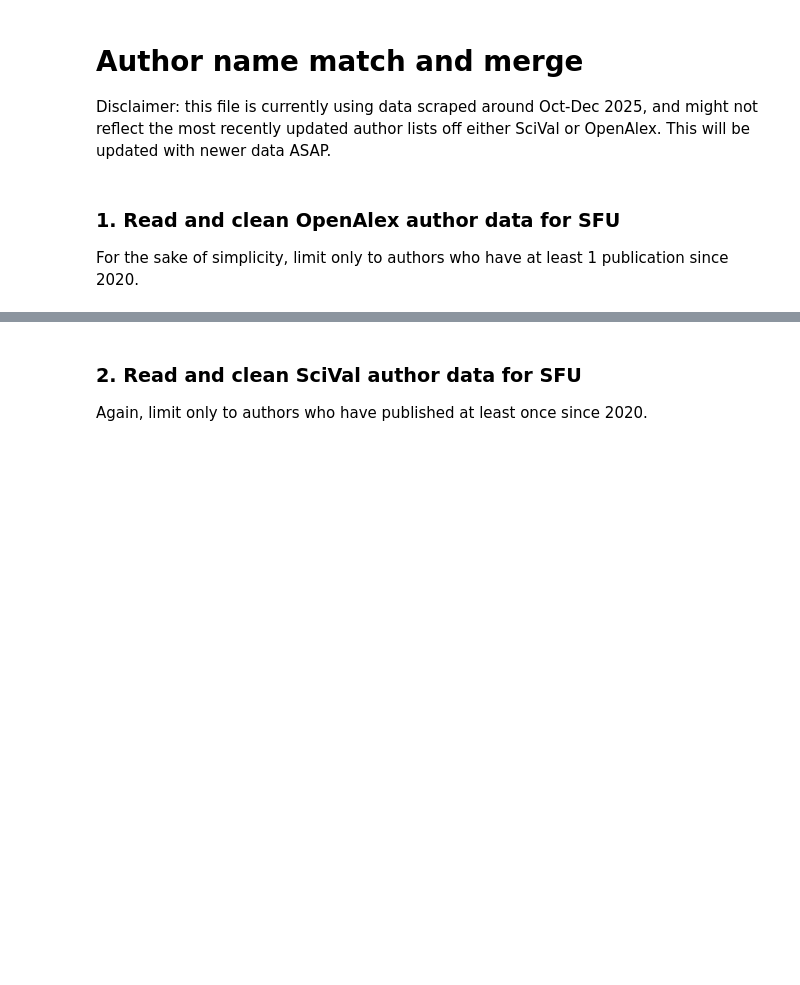
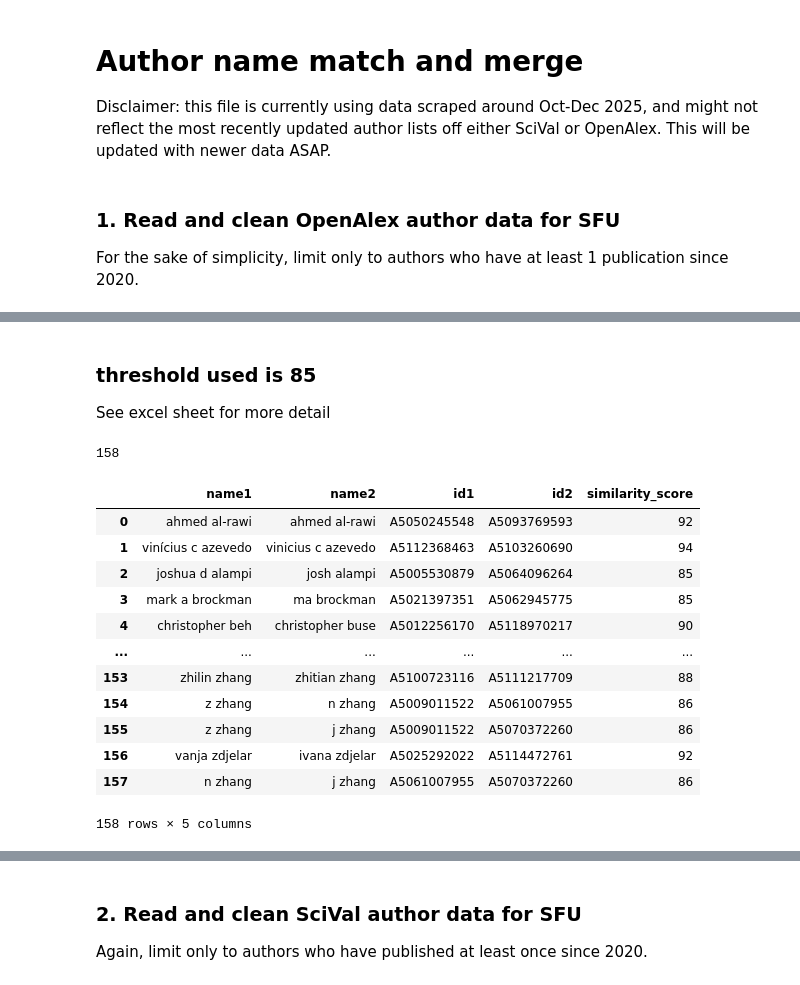
Before and after one commit to taniapoc/author_names, a Jupyter notebook: author_names.ipynb, the cells around one changed output, grey strips where cells are left out. Drawn from its saved outputs; the diff is of its cells as text; code cells hidden in the pictures; blank space fills up the shorter version.

```diff
--- a/author_names.ipynb
+++ b/author_names.ipynb
@@ -70,0 +323,24 @@ oa_authors_clean
+# %% [markdown]
+### threshold used is 85
+See excel sheet for more detail
+# %%
+matches = pd.read_csv("intermediate_results/name_matches_threshold_85.csv").drop(columns=['Unnamed: 0'])
+
+print(len(matches))
+
+display(matches)
+# %% [output]
+158
+|  | name1 | name2 | id1 | id2 | similarity_score |
+| 0 | ahmed al‐rawi | ahmed al-rawi | A5050245548 | A5093769593 | 92 |
+| 1 | vinícius c azevedo | vinicius c azevedo | A5112368463 | A5103260690 | 94 |
+| 2 | joshua d alampi | josh alampi | A5005530879 | A5064096264 | 85 |
+| 3 | mark a brockman | ma brockman | A5021397351 | A5062945775 | 85 |
+| 4 | christopher beh | christopher buse | A5012256170 | A5118970217 | 90 |
+| ... | ... | ... | ... | ... | ... |
+| 153 | zhilin zhang | zhitian zhang | A5100723116 | A5111217709 | 88 |
+| 154 | z zhang | n zhang | A5009011522 | A5061007955 | 86 |
+| 155 | z zhang | j zhang | A5009011522 | A5070372260 | 86 |
+| 156 | vanja zdjelar | ivana zdjelar | A5025292022 | A5114472761 | 92 |
+| 157 | n zhang | j zhang | A5061007955 | A5070372260 | 86 |
+158 rows × 5 columns
```
Also changed, not shown: parts of 18 cells of this notebook, 25 other files.
